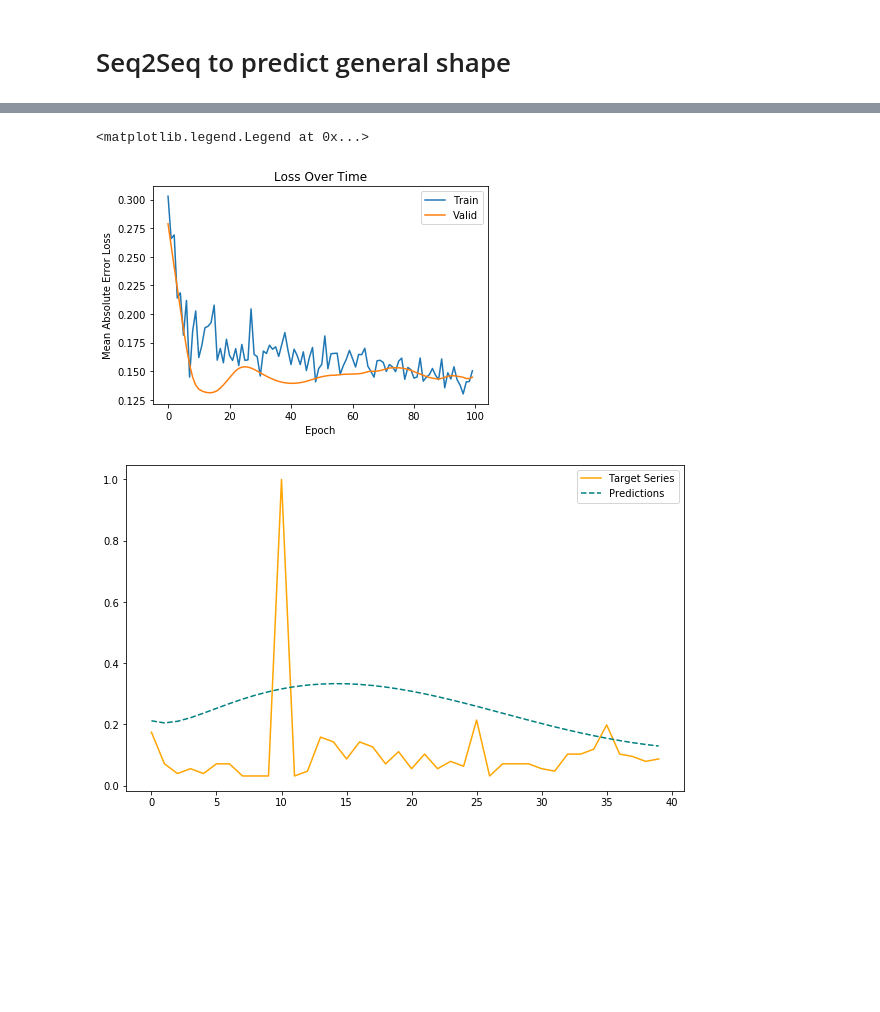
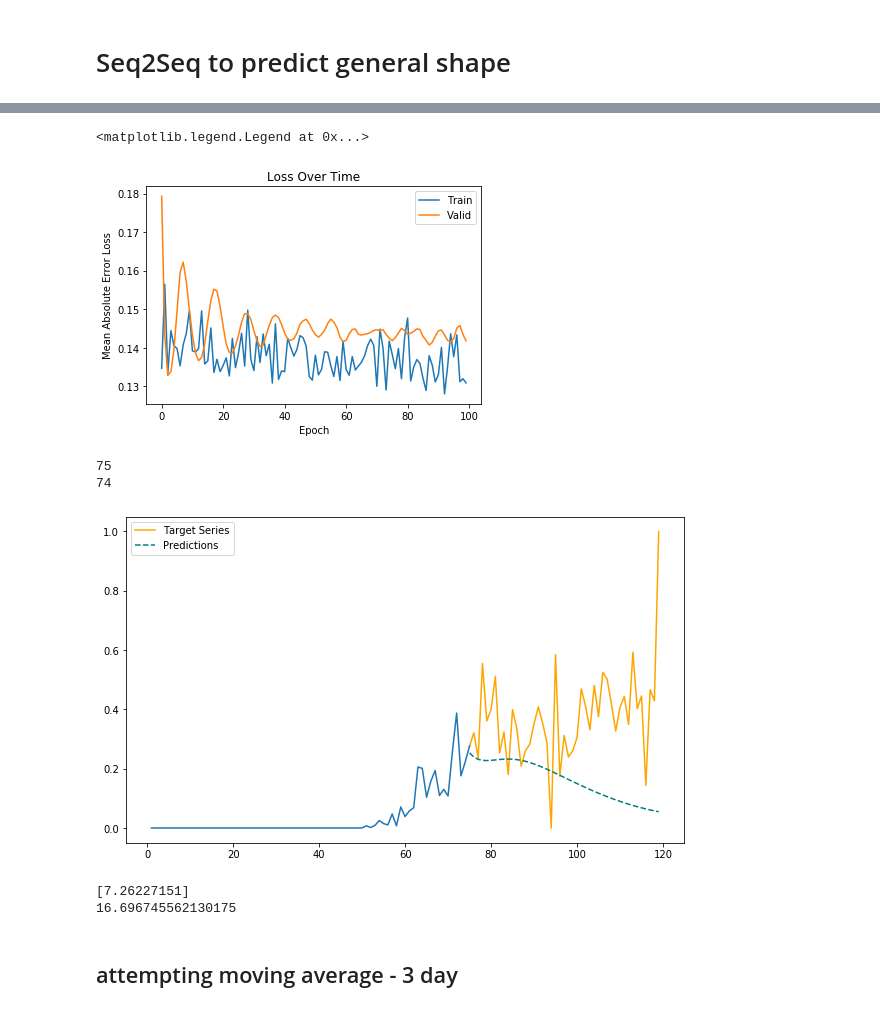
Before and after one commit to shlizee/Seq2SeqEpidemics, a Jupyter notebook: Working with new data from Kaggle.ipynb, the cells around one changed output, grey strips where cells are left out. Cells and saved outputs as stored; diff of their text form; code cells hidden in the pictures; blank space fills up the shorter version.

Commit message:
updated with moving average predictions

```diff
--- a/Working with new data from Kaggle.ipynb
+++ b/Working with new data from Kaggle.ipynb
@@ -352,7 +353,7 @@ import warnings
 warnings.filterwarnings("ignore")
 
 
-latent_dim = 50 # LSTM hidden units
+latent_dim = 60 # LSTM hidden units
 dropout = .20
 
 encoder_inputs = Input(shape=(None, 1))
@@ -450,7 +452,7 @@ plt.title('Loss Over Time')
 plt.legend(['Train','Valid'])
 # %% [output]
 <matplotlib.legend.Legend at 0x...>
-[figure, old version]
+[figure, new version]
 # %%
 encoder_model = Model(encoder_inputs, encoder_states)
 
@@ -494,24 +496,37 @@ encoder_input_data, encode_series_mean = transform_series_encode(encoder_input_d
 decoder_target_data = t_data
 decoder_target_data = transform_series_decode(decoder_target_data, encode_series_mean)
 # %%
-pred_steps=len(t_data[0])
-def predict_and_plot(encoder_input_data, decoder_target_data, sample_ind, enc_tail_len=51):
+pred_steps=len(decoder_target_data[0])
+def predict_and_plot(encoder_input_data, decoder_target_data, sample_ind, enc_tail_len=len(encoder_input_data[0])):
     encode_series = encoder_input_data[sample_ind:sample_ind+1]
     pred_series = decode_sequence(encode_series)
 
     encode_series = encode_series.reshape(-1,1)
     pred_series = pred_series.reshape(-1,1)
     target_series = decoder_target_data.reshape(-1,1)
     encode_series_tail = np.concatenate([encode_series[-enc_tail_len:],target_series[:1]])
     x_encode = encode_series_tail.shape[0]
+    print(x_encode)
+    print(len(encode_series))
 
     plt.figure(figsize=(10,6))
-    plt.plot(target_series,color='orange')
-    plt.plot(pred_series,color='teal',linestyle='--')
 
+    plt.plot(range(x_encode,x_encode+pred_steps),target_series,color='orange')
+    plt.plot(range(x_encode,x_encode+pred_steps),pred_series,color='teal',linestyle='--')
+    plt.plot(range(1,x_encode+1),encode_series_tail)
     #plt.title('Encoder Series Tail of Length %d, Target Series, and Predictions' % enc_tail_len)
     plt.legend(['Target Series','Predictions'])
     return pred_series
 preds= predict_and_plot(encoder_input_data, decoder_target_data, 0)
 # %% [output]
+75
+74
-[figure, old version]
+[figure, new version]
+# %%
+print(sum(preds))
+print(sum(t_data[0]))
+# %% [output]
+[7.26227151]
+16.696745562130175
+# %% [markdown]
+## attempting moving average - 3 day
```
Also changed, not shown: parts of 10 cells of this notebook.
